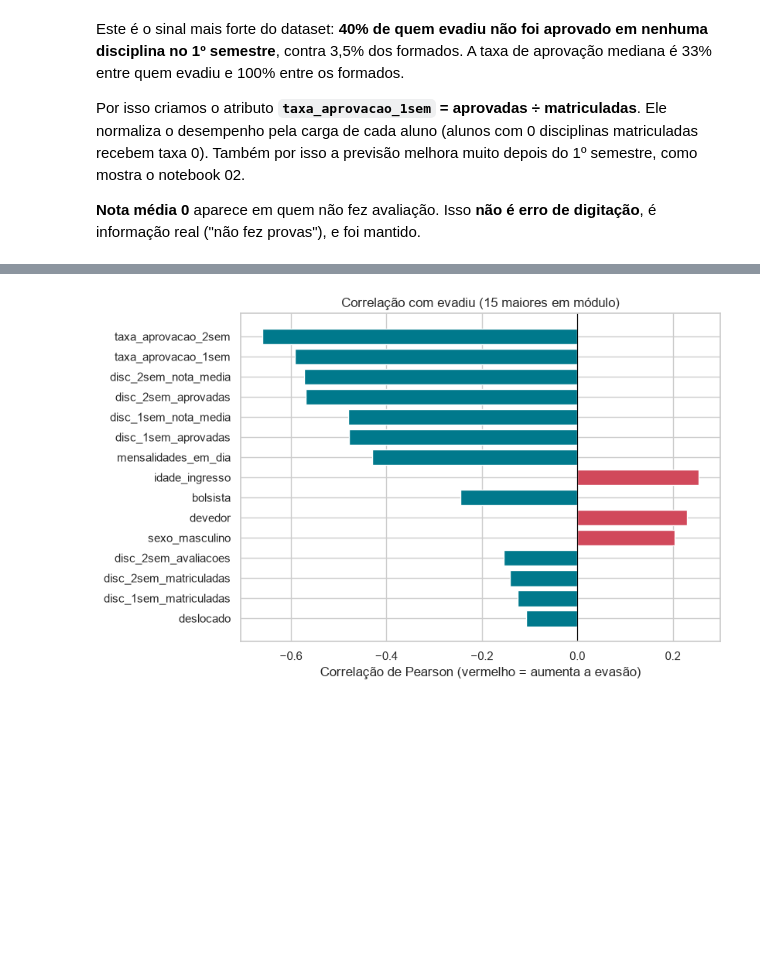
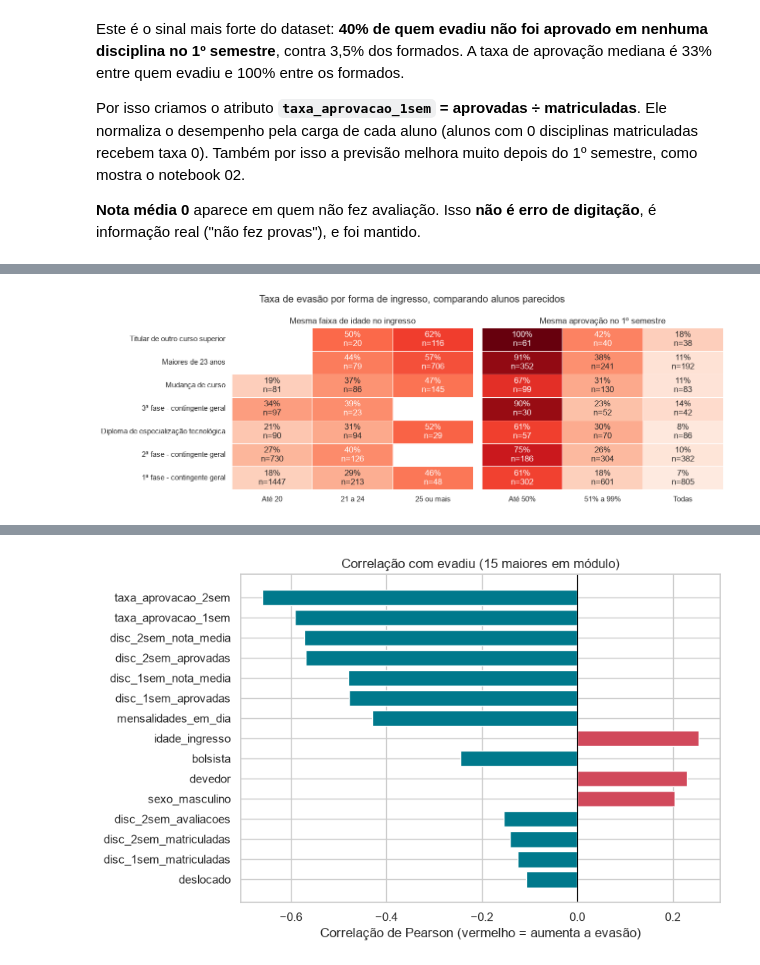
Before and after one commit to guifreiberger/radar-evasao, a Jupyter notebook: notebooks/01_exploracao.ipynb, the cells around one changed output, grey strips where cells are left out. Saved outputs shown, nothing was run; the diff lists cells and outputs as text; code cells hidden in the pictures; blank space fills up the shorter version.

```diff
--- a/notebooks/01_exploracao.ipynb
+++ b/notebooks/01_exploracao.ipynb
@@ -205,0 +289,29 @@ Por isso criamos o atributo **`taxa_aprovacao_1sem` = aprovadas ÷ matriculadas*
+# %%
+principais = por_forma.index[por_forma["alunos"] >= 100]
+ordem_formas = por_forma.loc[principais].sort_values("taxa_evasao", ascending=False).index
+base = df[df["nome_forma_ingresso"].isin(principais)].copy()
+base["faixa_idade"] = pd.cut(base["idade_ingresso"], bins=[0, 20, 24, 100],
+                             labels=["Até 20", "21 a 24", "25 ou mais"])
+base["faixa_aprovacao"] = pd.cut(base["taxa_aprovacao_1sem"], bins=[-0.01, 0.5, 0.99, 1.0],
+                                 labels=["Até 50%", "51% a 99%", "Todas"])
+
+fig, eixos = plt.subplots(1, 2, figsize=(13, 4.5), sharey=True)
+for ax, (coluna, titulo) in zip(eixos, [("faixa_idade", "Mesma faixa de idade no ingresso"),
+                                         ("faixa_aprovacao", "Mesma aprovação no 1º semestre")]):
+    taxa = pd.crosstab(base["nome_forma_ingresso"], base[coluna], values=base["evadiu"], aggfunc="mean")
+    alunos = pd.crosstab(base["nome_forma_ingresso"], base[coluna])
+    taxa, alunos = taxa.reindex(ordem_formas), alunos.reindex(ordem_formas).fillna(0)
+    taxa = taxa.where(alunos >= 20)
+    rotulos = np.where(alunos >= 20, taxa.map(lambda t: f"{t:.0%}") + "\nn=" + alunos.astype(int).astype(str), "")
+    sns.heatmap(taxa, annot=rotulos, fmt="", cmap="Reds", vmin=0, vmax=1, cbar=False,
+                linewidths=0.5, linecolor="white", ax=ax)
+    ax.grid(False)
+    ax.set_title(titulo)
+    ax.set_xlabel("")
+    ax.set_ylabel("")
+fig.suptitle("Taxa de evasão por forma de ingresso, comparando alunos parecidos")
+fig.tight_layout()
+salvar(fig, "14_forma_ingresso_controles.png")
+plt.show()
+# %% [output]
+[figure, added]
```
Also changed, not shown: parts of 10 cells of this notebook, 3 other files.
